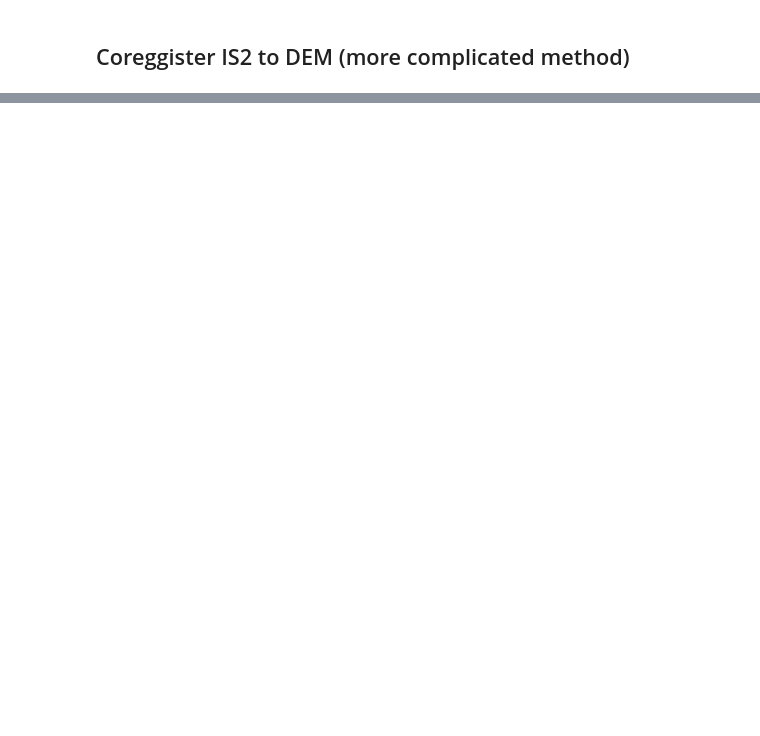
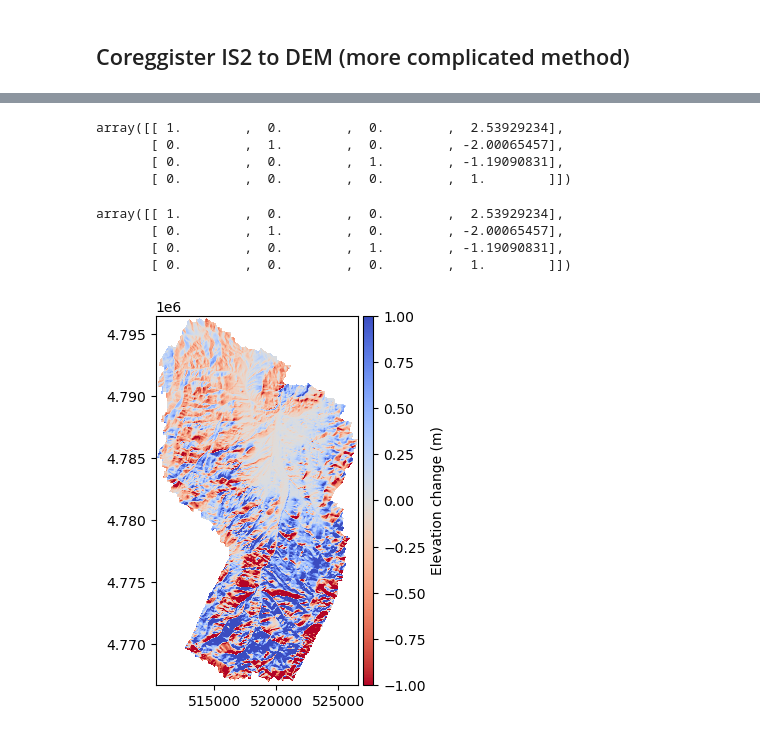
Before and after one commit to CryoGARS-Glaciology/ICESat2-AlpineSnow, a Jupyter notebook: NuthKaab_Correg.ipynb, the cells around one changed output, grey strips where cells are left out. Cells and saved outputs as stored; diff of their text form; code cells hidden in the pictures; blank space fills up the shorter version.

```diff
--- a/NuthKaab_Correg.ipynb
+++ b/NuthKaab_Correg.ipynb
@@ -14,7 +14,7 @@ path = 'Sites/RCEW/DEMs/'
 meanmin = 'min'
 
 icesat_file = 'RCEW-ICESat2-ATL03-min'
-DEM_file = 'RCEW_1m_WGS84UTM11_WGS84'
+DEM_file = 'RCEW_1m_WGS84UTM11_WGS84_11m'
 slope_file = 'RCEW_1m_WGS84UTM11_WGS84-slope'
 aspect_file = 'RCEW_1m_WGS84UTM11_WGS84-aspect'
 # %%
@@ -33,5 +33,5 @@ dem_aspect = xdem.DEM(path + aspect_file + '.tif')
 # %%
 # **Nuth and Kääb coregistration**
 
-#nuth_kaab = xdem.coreg.NuthKaab()
-#nuth_kaab.fit(reference_dem,dem_to_be_aligned)
+nuth_kaab = xdem.coreg.NuthKaab()
+nuth_kaab.fit(reference_dem,dem_to_be_aligned)
@@ -38,5 +40,5 @@ dem_aspect = xdem.DEM(path + aspect_file + '.tif')
 # %%
 # **apply coregistration shift**
-#aligned_dem = nuth_kaab.apply(dem_elev)
+aligned_dem = nuth_kaab.apply(dem_elev)
 #aligned_slope = nuth_kaab.apply(dem_slope)
 #aligned_aspect = nuth_kaab.apply(dem_aspect)
@@ -64,14 +82,22 @@ a
 #Invert transphormation matrix
 ainv = inv(a)
 ainv
+# %% [output]
+array([[ 1.        ,  0.        ,  0.        ,  2.53929234],
+       [ 0.        ,  1.        ,  0.        , -2.00065457],
+       [ 0.        ,  0.        ,  1.        , -1.19090831],
+       [ 0.        ,  0.        ,  0.        ,  1.        ]])
 # %%
 # **Make new cogrestration from inverted transformation matrix**
 nuth_kaab2= xdem.coreg.affine.AffineCoreg()
 nuth_kaab2._meta["matrix"] = ainv #manually set transformation matrix to desired matrix
 c = nuth_kaab2._meta.get("matrix") #double check the matrix
 c
+# %% [output]
+array([[ 1.        ,  0.        ,  0.        ,  2.53929234],
+       [ 0.        ,  1.        ,  0.        , -2.00065457],
+       [ 0.        ,  0.        ,  1.        , -1.19090831],
+       [ 0.        ,  0.        ,  0.        ,  1.        ]])
 # %%
 # **apply coregistration shift**
-aligned_dem = nuth_kaab2.apply(dem_elev)
-aligned_slope = nuth_kaab2.apply(dem_slope)
-aligned_aspect = nuth_kaab2.apply(dem_aspect)
+aligned_dem2 = nuth_kaab2.apply(dem_elev)
@@ -78,3 +108,10 @@ aligned_aspect = nuth_kaab2.apply(dem_aspect)
+# %%
+# **Plot the difference between DTMs**
+# this can be used to check that the transformation did what you expect
+diff = aligned_dem2 - aligned_dem
+diff.show(cmap="coolwarm_r", vmin=-1, vmax=1, cbar_title="Elevation change (m)")
+# %% [output]
+[figure, added]
 # %%
 # **Plot the difference between DTMs**
 # this can be used to check that the transformation did what you expect
```
Also changed, not shown: parts of 9 cells of this notebook, 6 other files.
